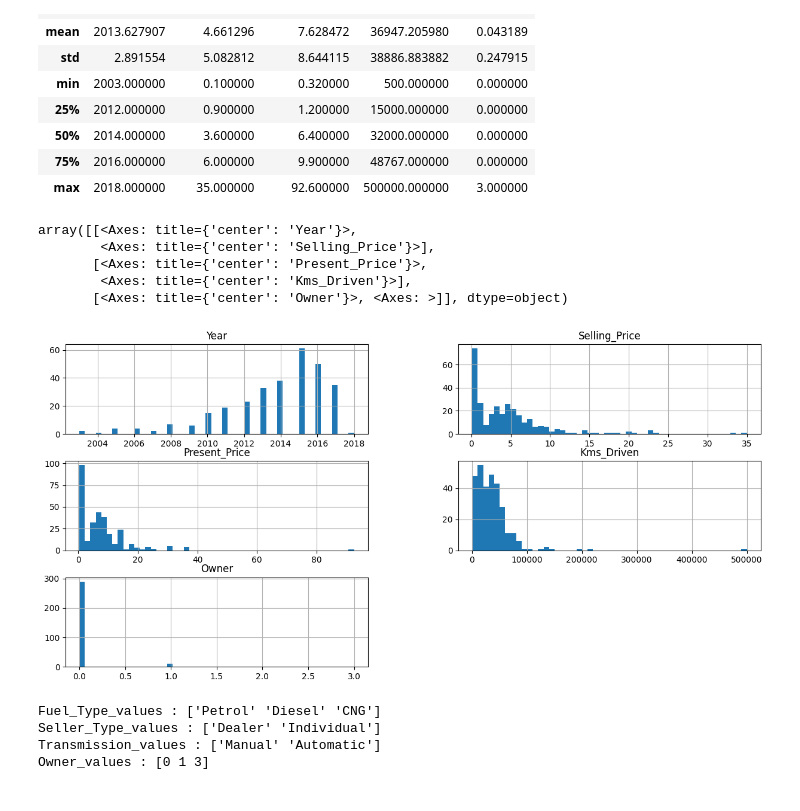
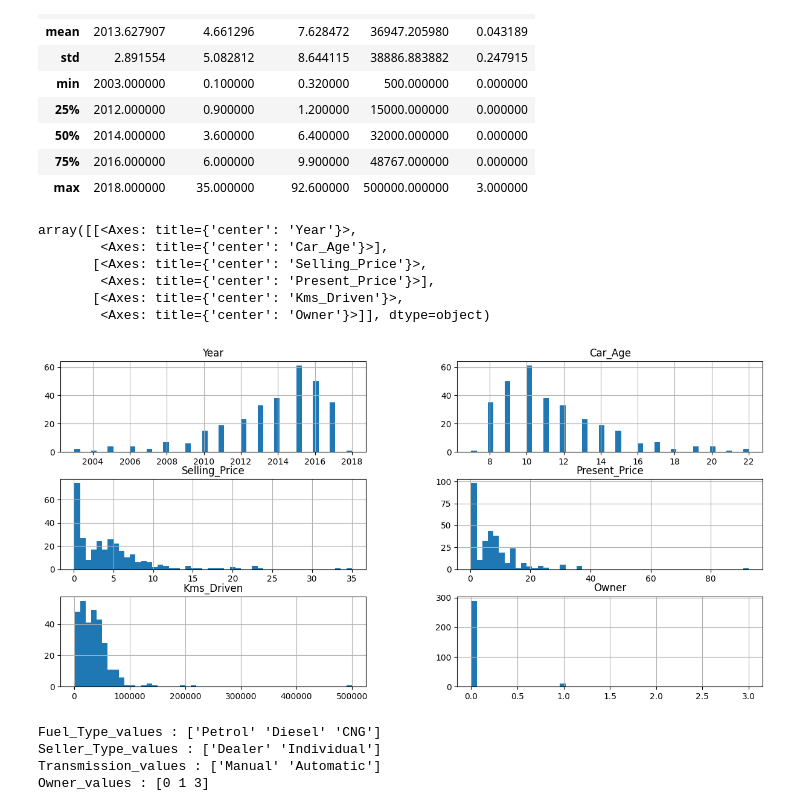
Before and after one commit to bruno-coulet/new-car, a Jupyter notebook: new-car.ipynb, the cells around one changed output. Drawn from its saved outputs; the diff is of its cells as text; code cells hidden in the pictures.

```diff
--- a/new-car.ipynb
+++ b/new-car.ipynb
@@ -45,17 +46,21 @@ df.describe()
 | 50% | 2014.000000 | 3.600000 | 6.400000 | 32000.000000 | 0.000000 |
 | 75% | 2016.000000 | 6.000000 | 9.900000 | 48767.000000 | 0.000000 |
 | max | 2018.000000 | 35.000000 | 92.600000 | 500000.000000 | 3.000000 |
+# %%
+current_year = datetime.now().year
+df['Car_Age'] = current_year - df['Year']
 # %%
 # Visualisation des différentes valeurs des variables quantitatives
-
-df.hist(bins=50, figsize=(15,7))
+df_organized = df[['Year','Car_Age','Selling_Price','Present_Price','Kms_Driven','Owner']]
+df_organized.hist(bins=50, figsize=(15,7))
 # %% [output]
 array([[<Axes: title={'center': 'Year'}>,
-        <Axes: title={'center': 'Selling_Price'}>],
-       [<Axes: title={'center': 'Present_Price'}>,
-        <Axes: title={'center': 'Kms_Driven'}>],
-       [<Axes: title={'center': 'Owner'}>, <Axes: >]], dtype=object)
+        <Axes: title={'center': 'Car_Age'}>],
+       [<Axes: title={'center': 'Selling_Price'}>,
+        <Axes: title={'center': 'Present_Price'}>],
+       [<Axes: title={'center': 'Kms_Driven'}>,
+        <Axes: title={'center': 'Owner'}>]], dtype=object)
-[figure, old version]
+[figure, new version]
 # %%
 # Visualisation des différentes valeurs des variables catégorielles
 
```
Also changed, not shown: parts of 3 cells of this notebook, 1 other file.
